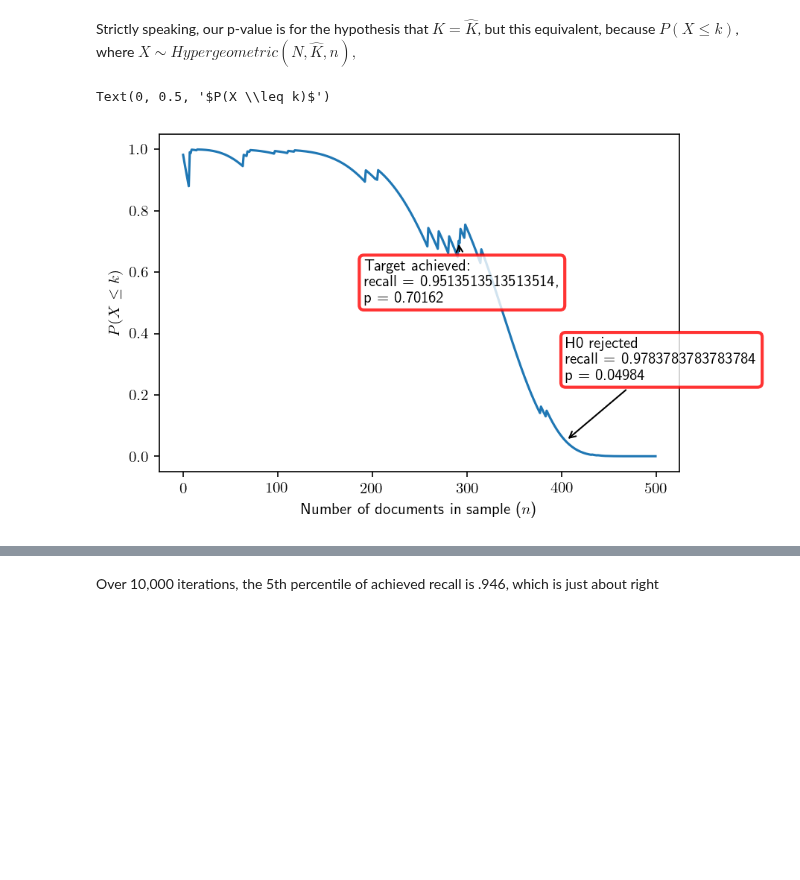
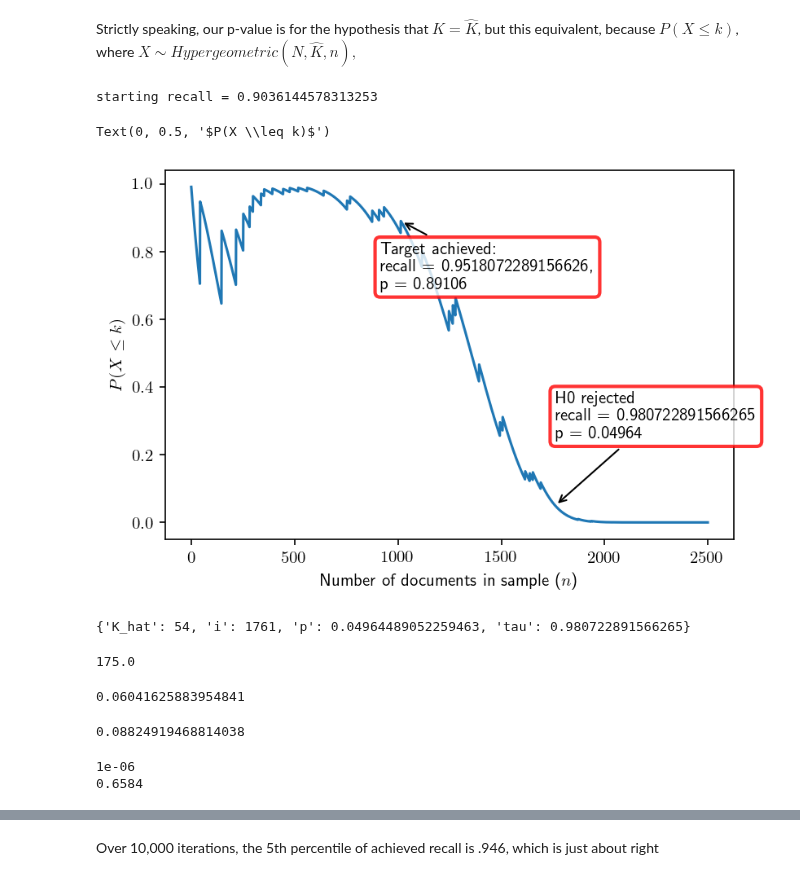
Before and after one commit to mcallaghan/rapid-screening, a Jupyter notebook: analysis/hyper_criteria_theory.ipynb, the cells around one changed output, grey strips where cells are left out. Saved outputs shown, nothing was run; the diff lists cells and outputs as text; code cells hidden in the pictures; blank space fills up the shorter version.

Commit message:
reanalysis hyper accuracy

```diff
--- a/analysis/hyper_criteria_theory.ipynb
+++ b/analysis/hyper_criteria_theory.ipynb
@@ -36,9 +36,9 @@ $\tau$ is **Recall**, this is defined by the proportion of total **relevant** do
 
 We set these up with some hypothetical values, and define a function to estimate recall
 # %%
-N_T = 1000
-r_tot = 185
-r_seen = 160
+N_T = 5000
+r_tot = 415
+r_seen = 375
 
 def get_recall(r_seen, r_tot):
     return r_seen/r_tot
@@ -82,8 +82,8 @@ With equations (2) and (3) we can be break down what goes into recall:
 (4) $\tau = \frac{\rho_{ML}+k}{\rho_{ML}+K}$
 # %%
 # Lets start with a situation where we have seen half the documents, and ~85% of relevant documents
-N_ML = 500
-r_ML = 160
+N_ML = 2500
+r_ML = 375
 N_s = N_T - N_ML
 K = r_tot - r_ML
 
@@ -103,5 +103,7 @@ ax.set_ylim(0,r_tot)
 
 plt.show()
 
+print(N_s)
+
 print(f"Knowing all paramaters, we can see that recall here is {tau}")
 # %% [output]
@@ -157,6 +160,14 @@ Strictly speaking, our p-value is for the hypothesis that
 $ K = \hat{K}$, but this equivalent, because $ P(X \leq k)$, where $X \sim Hypergeometric(N,\hat{K},n), $
 # %%
 # Let's create a sample
+
+r_ML = 375
+K = r_tot - r_ML
+
+starting_recall = r_ML/r_tot
+
+print(f"starting recall = {starting_recall}")
+
 sample = np.zeros(N_s)
 sample[:K] = 1
 np.random.shuffle(sample)
@@ -175,32 +186,48 @@ def draw_sample(x,sample,r_ML,tau_target=0.95):
     target_it = np.argmax(tau>=tau_target) # The first iteration where we reach the target
     target_achievement = {"tau":tau[target_it], "i":target_it,"p":p[target_it], "K_hat":K_hat[target_it]}
     H0_it = np.argmax(p<0.05)
     H0_rejection = {"tau":tau[H0_it], "i":H0_it,"p":p[H0_it], "K_hat":K_hat[H0_it]}
     return p, H0_rejection, target_achievement
 
 y, H0_rejection, target_achievement = draw_sample(0,sample,r_ML)
 
 fig, ax = plt.subplots(dpi=150)
 bbox_props = dict(boxstyle="round,pad=0.3", ec="red",fc="white",alpha=0.8, lw=2)
 ax.annotate(
     f"Target achieved:\nrecall = {target_achievement['tau']},\np = {target_achievement['p']:.5f}",
     (target_achievement['i'],target_achievement['p']),
     (target_achievement['i']-100,target_achievement['p']-0.2),
     bbox=bbox_props,
     arrowprops=dict(arrowstyle="->",
                     connectionstyle="arc3")
 )
 ax.annotate(
     f"H0 rejected\nrecall = {H0_rejection['tau']}\np = {H0_rejection['p']:.5f}",
     (H0_rejection['i'],H0_rejection['p']),
     (H0_rejection['i'],H0_rejection['p']+0.2),
     bbox=bbox_props,
     arrowprops=dict(arrowstyle="->",
                     connectionstyle="arc3")
 )
 ax.plot(y)
 ax.set_xlabel("Number of documents in sample ($n$)")
 ax.set_ylabel("$P(X \leq k)$")
 # %% [output]
-Text(0, 0.5, '$P(X \\leq k)$')
+starting recall = 0.9036144578313253
+Text(0, 0.5, '$P(X \\leq k)$')
-[figure, old version]
+[figure, new version]
+# %%
+H0_rejection
+# %% [output]
+{'K_hat': 54, 'i': 1761, 'p': 0.04964489052259463, 'tau': 0.980722891566265}
+# %%
+r_tot*H0_rejection['tau']
+# %% [output]
+175.0
+# %%
+x = 4
+print(hypergeom.pmf(x, 1000, 14, 500))
+hypergeom.cdf(x, 1000, 14, 500)
+# %% [output]
+0.06041625883954841
+0.08824919468814038
@@ -207,2 +237,18 @@ Text(0, 0.5, '$P(X \\leq k)$')
+# %%
+n_x = 0
+n_lte_x = 0
+iterations = 100000
+for i in range(iterations):
+    subsample = np.random.choice(sample,269)
+    if subsample.sum()==x:
+        n_x=1
+    if subsample.sum()<=x:
+        n_lte_x+=1
+
+print(f"{n_x/iterations:.4}")
+print(f"{n_lte_x/iterations:.4}")
+# %% [output]
+1e-06
+0.6584
 # %%
 # We can run 10 thousand random sample simulations, to see if our null hypothesis is rejected the right amount
```
Also changed, not shown: parts of 12 cells of this notebook.
